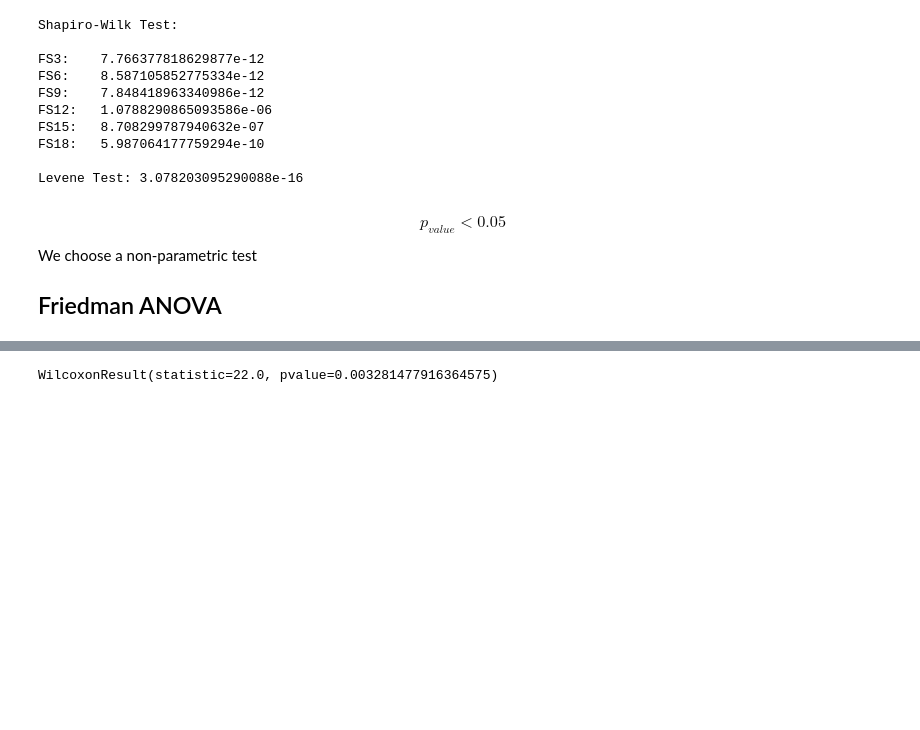
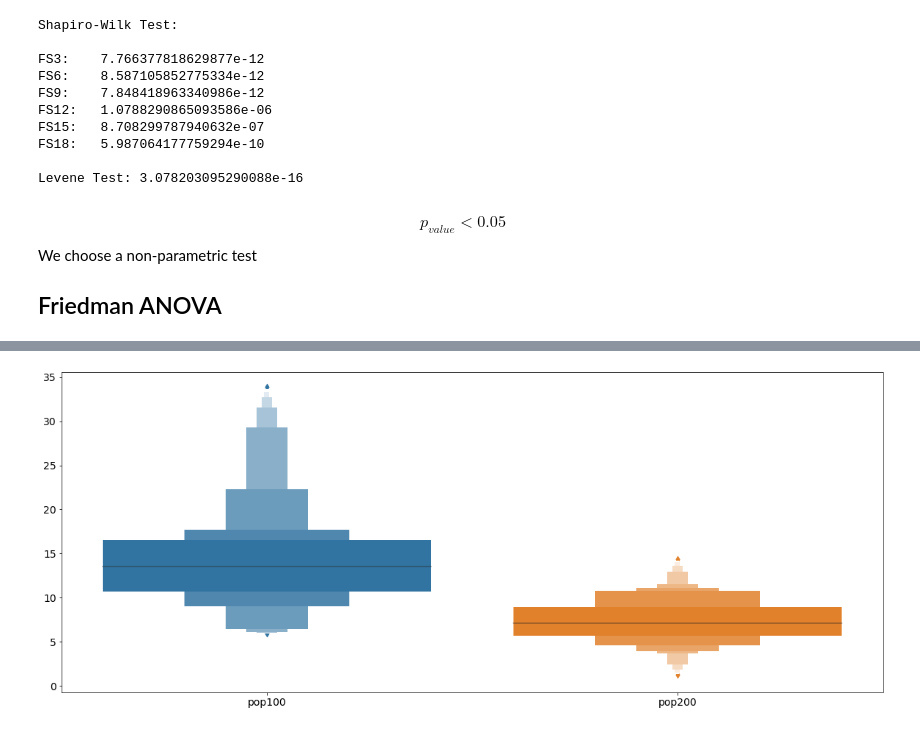
Before and after one commit to eleonoragatti44/Transposition-ECProject, a Jupyter notebook: analysis.ipynb, the cells around one changed output, grey strips where cells are left out. Saved outputs shown, nothing was run; the diff lists cells and outputs as text; code cells hidden in the pictures; blank space fills up the shorter version.

```diff
--- a/analysis.ipynb
+++ b/analysis.ipynb
@@ -66,9 +144,9 @@ test
 # %%
+pop100 = get_data('Results/D12/rastrigin_crossover_bea.dat')
+pop200 = get_data('Results/D12/rastrigin_crossover_bea_200pop.dat')
+
 #df = pd.DataFrame({'fs3':fs3, 'fs6':fs6, 'fs9':fs9, 'fs12':fs12, 'fs15':fs15, 'fs18':fs18})
-df = pd.DataFrame({'fs3':fs3, 'fs6':fs6, 'fs9':fs9})
-#df.boxplot()
-
-test2 = wilcoxon(fs6, fs9)
-test2
+df_cross = pd.DataFrame({'pop100':pop100, 'pop200':pop200})
+ax = sns.boxenplot(data=df_cross)
 # %% [output]
-WilcoxonResult(statistic=22.0, pvalue=0.003281477916364575)
+[figure, added]
```
Also changed, not shown: parts of 11 cells of this notebook, 5 other files.
